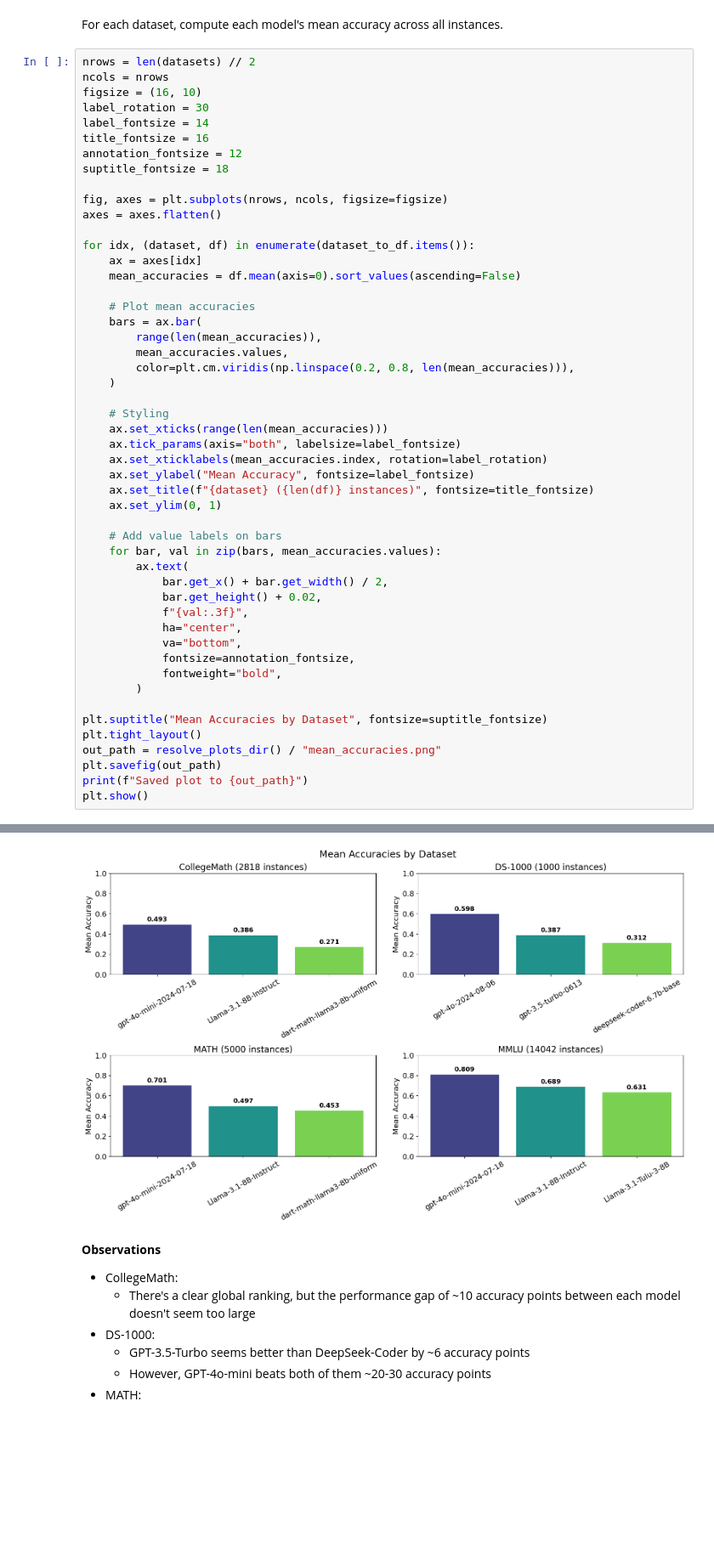
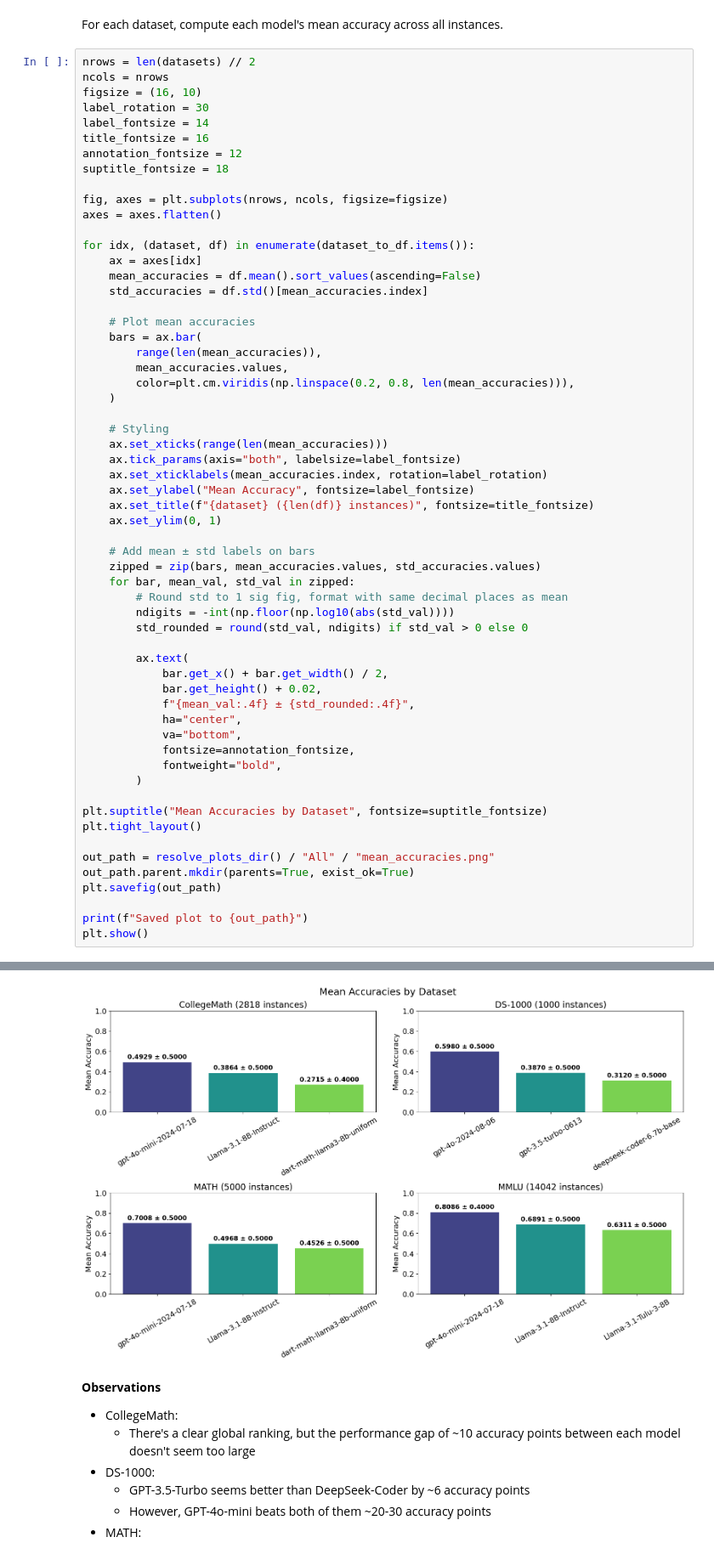
Before and after one commit to mpg05883/EvalTree, a Jupyter notebook: Notebooks/performance_analysis.ipynb, the cells around one changed output, grey strips where cells are left out. Shown at 85% size. Cells and saved outputs as stored; diff of their text form; blank space fills up the shorter version.

```diff
--- a/Notebooks/performance_analysis.ipynb
+++ b/Notebooks/performance_analysis.ipynb
@@ -160,7 +160,8 @@ axes = axes.flatten()
 
 for idx, (dataset, df) in enumerate(dataset_to_df.items()):
     ax = axes[idx]
-    mean_accuracies = df.mean(axis=0).sort_values(ascending=False)
+    mean_accuracies = df.mean().sort_values(ascending=False)
+    std_accuracies = df.std()[mean_accuracies.index]
 
     # Plot mean accuracies
     bars = ax.bar(
@@ -177,12 +178,17 @@ for idx, (dataset, df) in enumerate(dataset_to_df.items()):
     ax.set_title(f"{dataset} ({len(df)} instances)", fontsize=title_fontsize)
     ax.set_ylim(0, 1)
 
-    # Add value labels on bars
-    for bar, val in zip(bars, mean_accuracies.values):
+    # Add mean ± std labels on bars
+    zipped = zip(bars, mean_accuracies.values, std_accuracies.values)
+    for bar, mean_val, std_val in zipped:
+        # Round std to 1 sig fig, format with same decimal places as mean
+        ndigits = -int(np.floor(np.log10(abs(std_val))))
+        std_rounded = round(std_val, ndigits) if std_val > 0 else 0
+
         ax.text(
             bar.get_x() + bar.get_width() / 2,
             bar.get_height() + 0.02,
-            f"{val:.3f}",
+            f"{mean_val:.4f} ± {std_rounded:.4f}",
             ha="center",
             va="bottom",
             fontsize=annotation_fontsize,
@@ -191,8 +197,11 @@ for idx, (dataset, df) in enumerate(dataset_to_df.items()):
 
 plt.suptitle("Mean Accuracies by Dataset", fontsize=suptitle_fontsize)
 plt.tight_layout()
-out_path = resolve_plots_dir() / "mean_accuracies.png"
+
+out_path = resolve_plots_dir() / "All" / "mean_accuracies.png"
+out_path.parent.mkdir(parents=True, exist_ok=True)
 plt.savefig(out_path)
+
 print(f"Saved plot to {out_path}")
 plt.show()
 # %% [output]
@@ -200,4 +209,4 @@ Saved plot to C:\Users\Mike\vscode\EvalTree\Plots\mean_accuracies.png
-[figure, old version]
+[figure, new version]
 # %% [markdown]
 **Observations**
 - CollegeMath:
```
Also changed, not shown: parts of 12 cells of this notebook, 8 other files.
